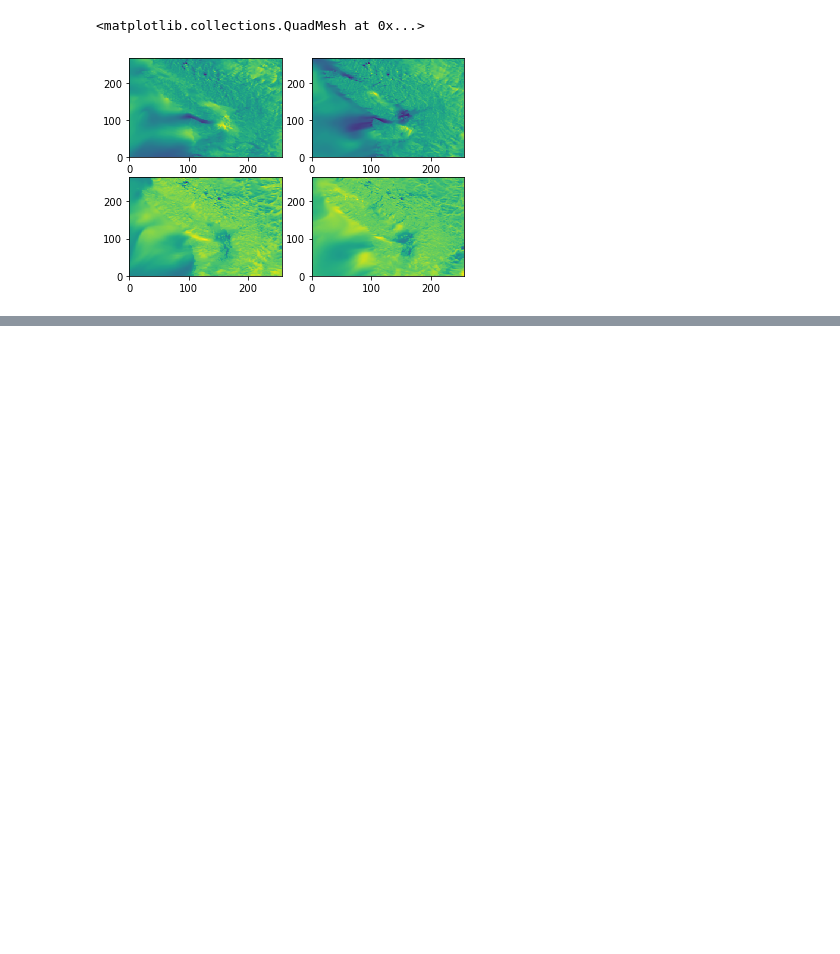
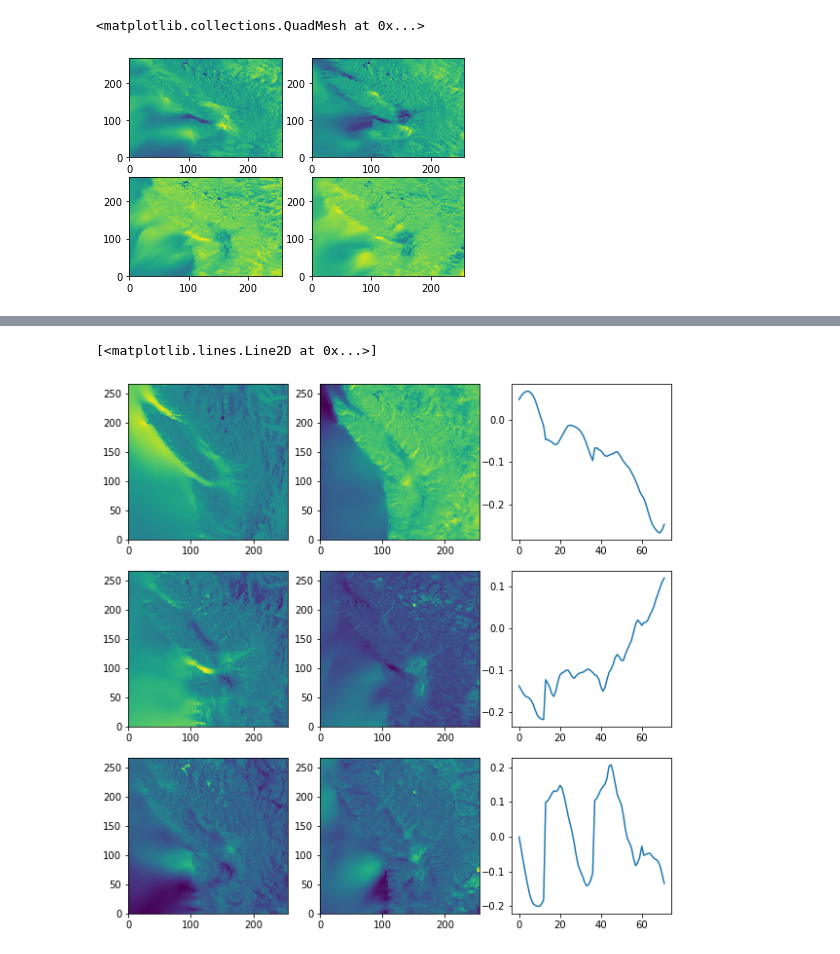
Before and after one commit to UBC-MOAD/analysis-armaan, a Jupyter notebook: notebooks/pressurePCA.ipynb, the cells around one changed output, grey strips where cells are left out. Saved outputs shown, nothing was run; the diff lists cells and outputs as text; code cells hidden in the pictures; blank space fills up the shorter version.

```diff
--- a/notebooks/pressurePCA.ipynb
+++ b/notebooks/pressurePCA.ipynb
@@ -31,18 +33,17 @@ data = xr.concat([A, B, C], dim='time_counter') #contains raw pressure data
 ## PCA
 # %%
 ##data must be converted into a 2D matrix for pca analysis
-data2 = np.array(data)
 
 def transform(arr):
-    data3 = np.empty((266*256, 72))
-    for i in range(72):
+    data3 = np.empty((266*256, arr.shape[0]))
+    for i in range(arr.shape[0]):
         flattened_arr = arr[i, 0:266, 0:256].flatten(order = 'C')
         data3[:, i] = flattened_arr[:];
     return data3
 
 def reverse(arr):
-    data4 = np.empty((72, 266, 256))
-    for i in range(72):
+    data4 = np.empty((arr.shape[1], 266, 256))
+    for i in range(arr.shape[1]):
         temp = arr[:,i].reshape(266,256)
         data4[i,:,:] = temp
     return data4
@@ -279,0 +326,30 @@ ax[1,1].pcolormesh(new_v[12,:,:])
+# %%
+pca = PCA(n_components = 10)
+PCs = pca.fit_transform(c_mat)
+eigvecs = pca.components_
+fracVar = pca.explained_variance_ratio_
+
+new_mat = pca.inverse_transform(pca.transform(c_mat))
+new_u = reverse(new_mat[0:266*256,:])
+new_v = reverse(new_mat[266*256:2*266*256,:])
+# %%
+#displaying first 3 principle conponents (showing u_winds) and time-loading
+fig, ax = plt.subplots(3, 3, figsize=(10, 10))
+mode0_u = PCs[:256*266, 0].reshape(266,256)
+mode1_u = PCs[:256*266, 1].reshape(266,256)
+mode2_u = PCs[:256*266, 2].reshape(266,256)
+mode0_v = PCs[256*266:, 0].reshape(266,256)
+mode1_v = PCs[256*266:, 1].reshape(266,256)
+mode2_v = PCs[256*266:, 2].reshape(266,256)
+ax[0, 0].pcolormesh(mode0_u)
+ax[0, 1].pcolormesh(mode0_v)
+ax[0, 2].plot(eigvecs[0])
+ax[1, 0].pcolormesh(mode1_u)
+ax[1, 1].pcolormesh(mode1_v)
+ax[1, 2].plot(eigvecs[1])
+ax[2, 0].pcolormesh(mode2_u)
+ax[2, 1].pcolormesh(mode2_v)
+ax[2, 2].plot(eigvecs[2])
+# %% [output]
+[<matplotlib.lines.Line2D at 0x...>]
+[figure, added]
```
Also changed, not shown: parts of 8 cells of this notebook.
